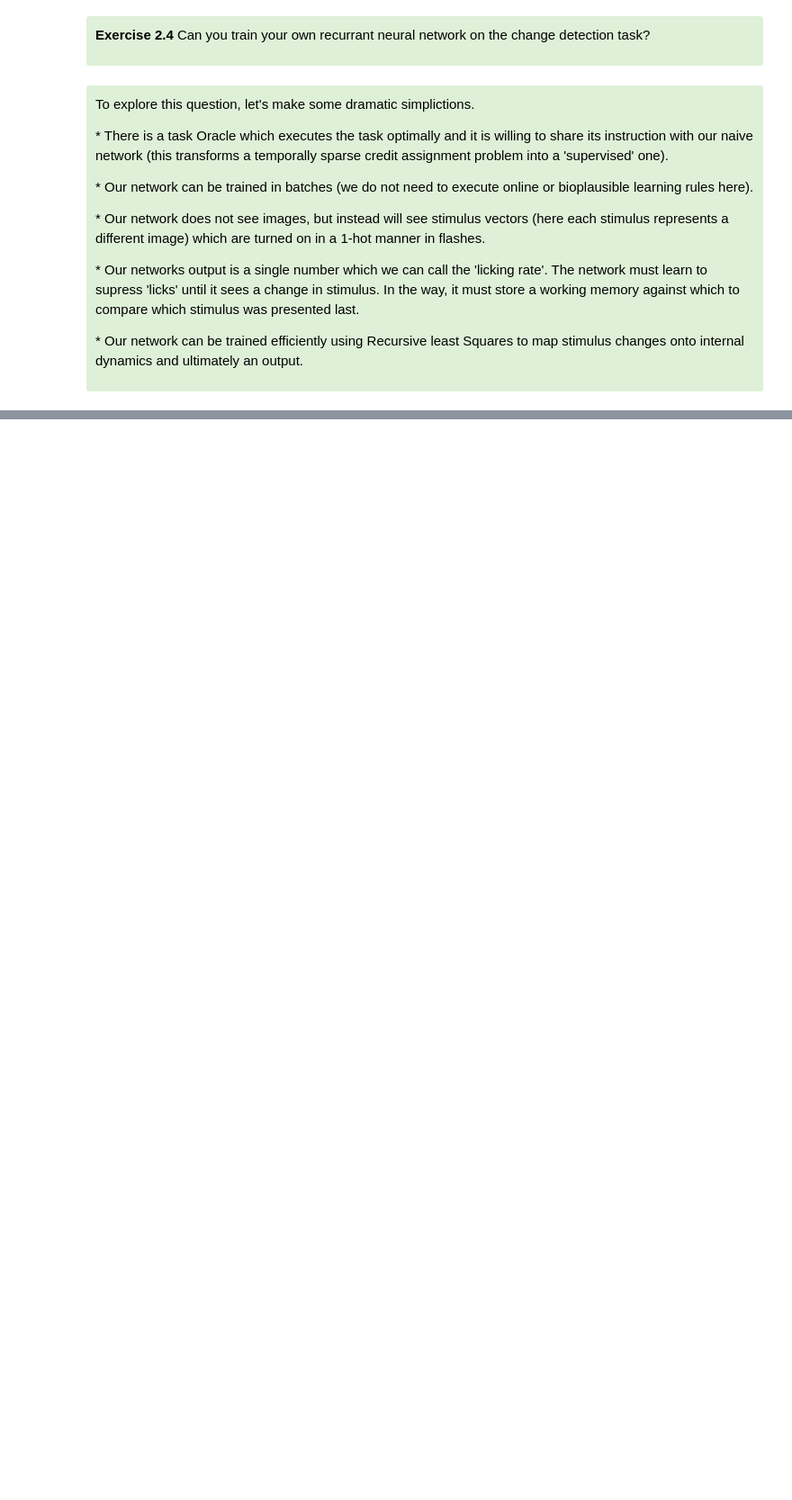
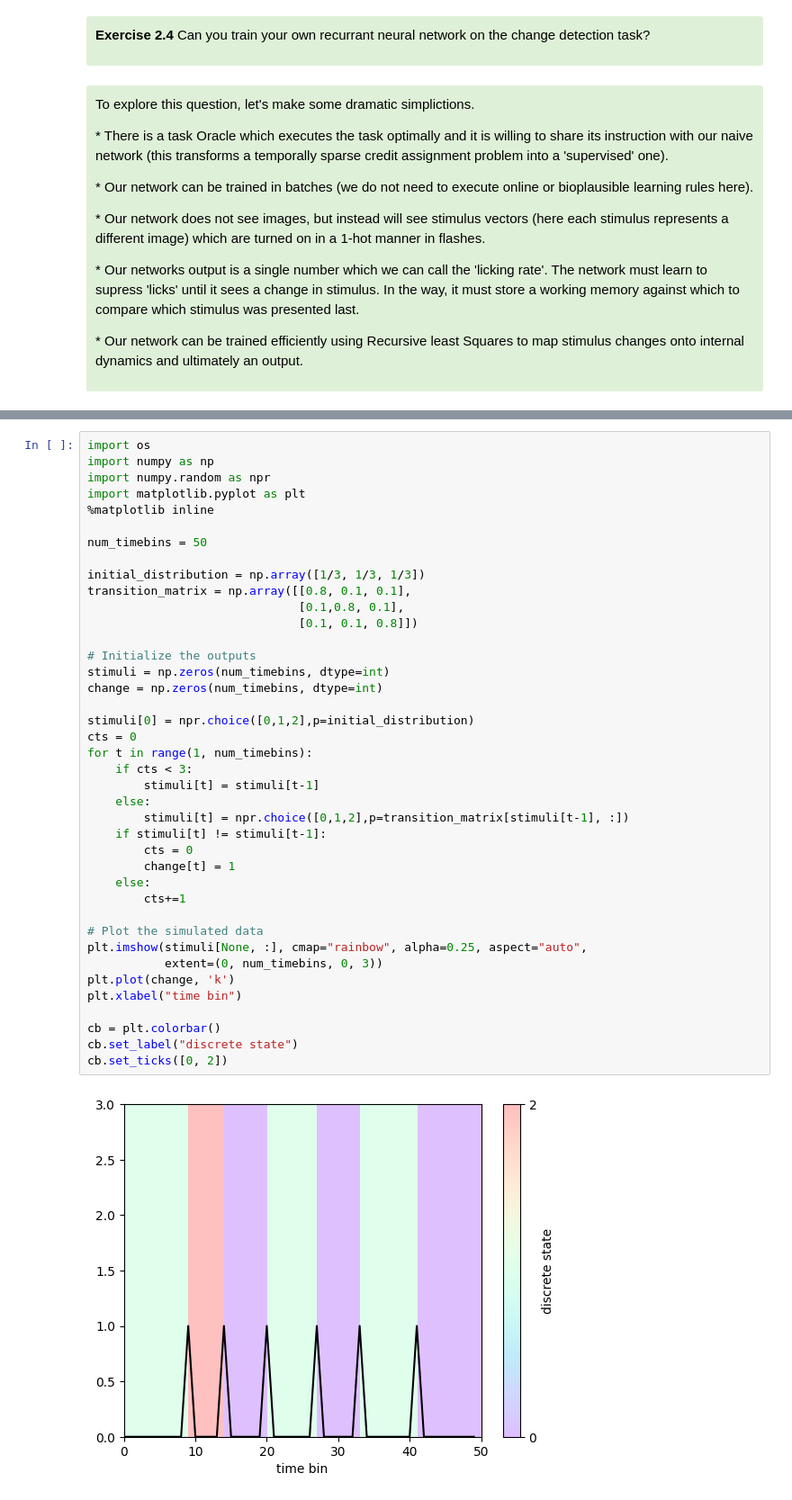
Before and after one commit to AllenSWDB/swdb_visualbehavior_template, a Jupyter notebook: code/Exercises/Exercise2.4_TrainingANetworkOnChangeDetection.ipynb, the cells around one changed output, grey strips where cells are left out. Shown at 90% size. Drawn from its saved outputs; the diff is of its cells as text; blank space fills up the shorter version.

```diff
--- a/code/Exercises/Exercise2.4_TrainingANetworkOnChangeDetection.ipynb
+++ b/code/Exercises/Exercise2.4_TrainingANetworkOnChangeDetection.ipynb
@@ -19,0 +25,42 @@
+# %%
+import os
+import numpy as np
+import numpy.random as npr
+import matplotlib.pyplot as plt
+%matplotlib inline
+
+num_timebins = 50
+
+initial_distribution = np.array([1/3, 1/3, 1/3])
+transition_matrix = np.array([[0.8, 0.1, 0.1],
+                              [0.1,0.8, 0.1],
+                              [0.1, 0.1, 0.8]])
+
+# Initialize the outputs
+stimuli = np.zeros(num_timebins, dtype=int)
+change = np.zeros(num_timebins, dtype=int)
+
+stimuli[0] = npr.choice([0,1,2],p=initial_distribution)
+cts = 0
+for t in range(1, num_timebins):
+    if cts < 3:
+        stimuli[t] = stimuli[t-1]
+    else:
+        stimuli[t] = npr.choice([0,1,2],p=transition_matrix[stimuli[t-1], :])
+    if stimuli[t] != stimuli[t-1]:
+        cts = 0
+        change[t] = 1
+    else:
+        cts+=1
+
+# Plot the simulated data
+plt.imshow(stimuli[None, :], cmap="rainbow", alpha=0.25, aspect="auto",
+           extent=(0, num_timebins, 0, 3))
+plt.plot(change, 'k')
+plt.xlabel("time bin")
+
+cb = plt.colorbar()
+cb.set_label("discrete state")
+cb.set_ticks([0, 2])
+# %% [output]
+[figure, added]
```
Also changed, not shown: parts of 22 cells of this notebook.
